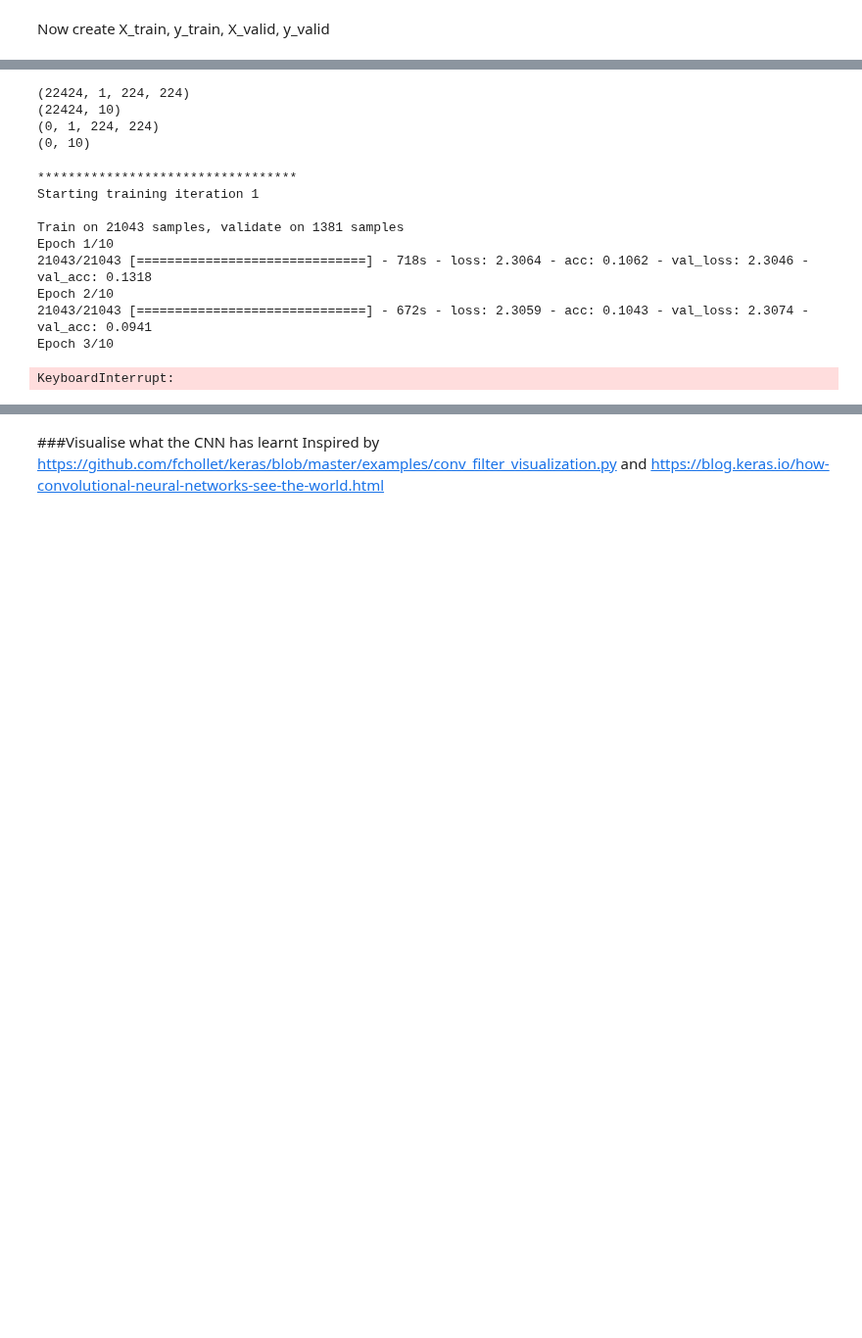
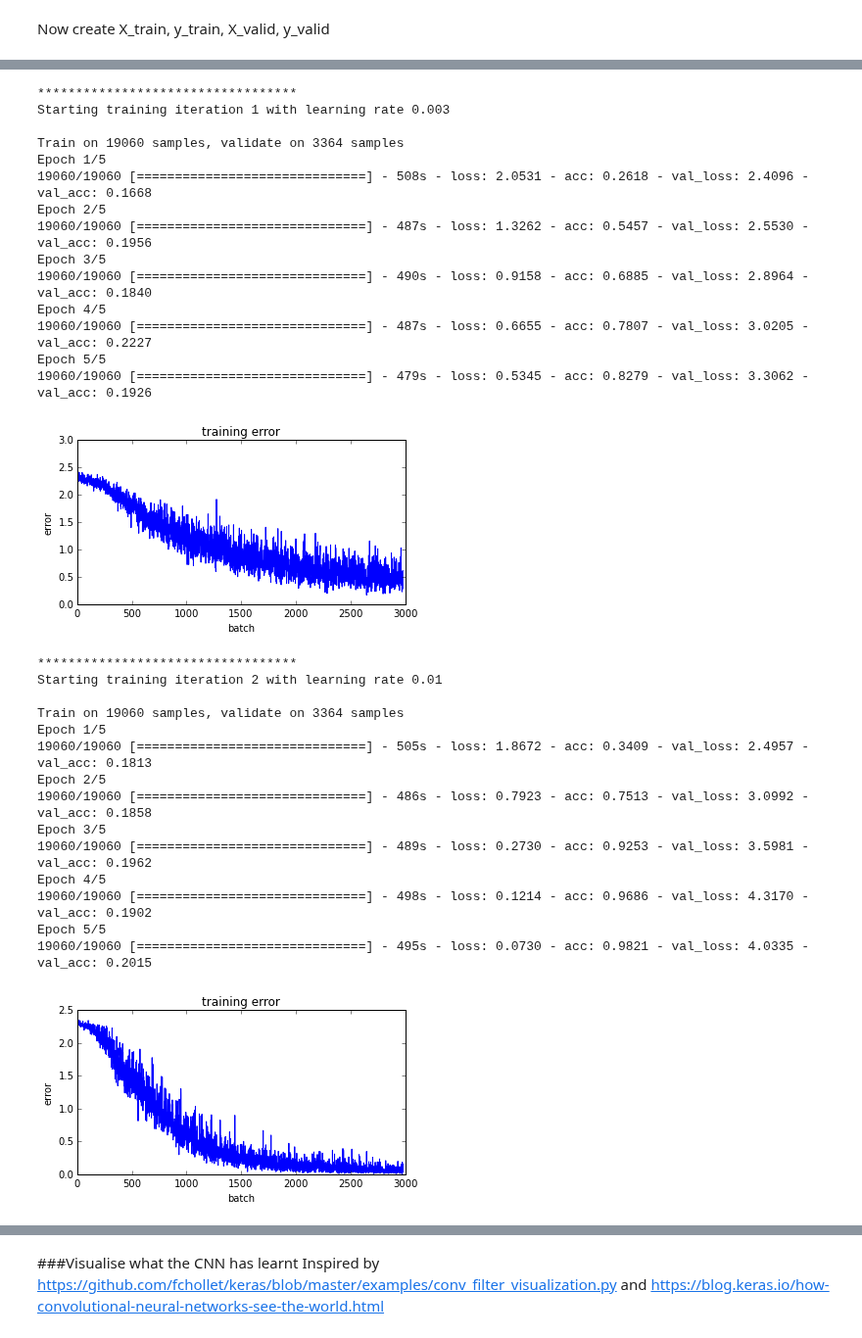
Before and after one commit to markstrefford/state-farm, a Jupyter notebook: state-farm.ipynb, the cells around one changed output, grey strips where cells are left out. Shown at 98% size. Drawn from its saved outputs; the diff is of its cells as text; code cells hidden in the pictures; blank space fills up the shorter version.

```diff
--- a/state-farm.ipynb
+++ b/state-farm.ipynb
@@ -238,12 +287,12 @@ from keras.optimizers import Adam, SGD
 def custom_keras_model(num_classes, weights_path=None):
     num_filters = 8      #number of filters to apply/learn in the 1D convolutional layer
     num_pooling = 2
-    filter_length = 5     #linear length of each filter (this is 1D)
+    #filter_length = 5     #linear length of each filter (this is 1D)
     num_filters_2 = 8
 
     #num_filters = 8      #number of filters to apply/learn in the 1D convolutional layer
     #num_pooling = 2
-    #filter_length = 2     #linear length of each filter (this is 1D)
+    filter_length = 2     #linear length of each filter (this is 1D)
     #num_filters_2 = 16
 
     # Create callback for history report
@@ -385,15 +384,3 @@ Processed 0 rows.
-# %%
-print X_train.shape
-print y_train.shape
-num_training_samples = X_train.shape[0]
-print X_valid.shape
-print y_valid.shape
-num_validation_samples = X_valid.shape[0]
-# %% [output]
-(22424, 1, 224, 224)
-(22424, 10)
-(0, 1, 224, 224)
-(0, 10)
 # %%
 def graph_training_loss_history(losses):
     plt.figure(figsize=(6, 3))
@@ -408,34 +395,70 @@ def get_log_loss_score(model, X_valid, y_valid):
     predictions_valid = model.predict(X_valid, batch_size=128, verbose=1)
     score = log_loss(y_valid, predictions_valid)
     return score
+# %%
+#Configure the network
+def compile_model(learning_rate):
+    if keras_model == 'custom':
+        model, LossHistory = custom_keras_model(num_classes, weights)
+        sgd = SGD(lr=learning_rate, decay=0, momentum=0, nesterov=False)
+        #sgd = SGD(lr=0.1, decay=1e-6, momentum=0.9, nesterov=True)
+    elif keras_model == 'vgg16':
+        model, LossHistory = vgg16(num_classes, weights)
+        sgd = SGD(lr=0.1, decay=1e-6, momentum=0.9, nesterov=True)
+
+    # Now compile the model
+    model.compile(loss=loss_function, optimizer=sgd, metrics=['accuracy'])
+    return model, LossHistory
 # %%
 batch_size = 32
 num_epochs = 5 #10
+learning_rate = [0.003, 0.01, 0.03, 0.1, 0.3]
 
-for i in range(1,5):
+for i in range(0,4):
     print "\n**********************************"
-    print "Starting training iteration {}\n".format(i)
+    print "Starting training iteration {} with learning rate {}\n".format(i+1, learning_rate[i])
+    model, LossHistory = compile_model(learning_rate[i])
     history = LossHistory()
     #model.fit(X_train, y_train, batch_size=batch_size, nb_epoch=num_epochs,
     #          verbose=1, validation_data=(X_valid, y_valid), shuffle=True,
     #          callbacks=[history])
     model.fit(X_train, y_train,
               batch_size=batch_size,
               nb_epoch=num_epochs,
-              validation_split = 0.95,
+              validation_split = 0.15,
               verbose=1,
               shuffle=True,
               callbacks=[history])
     graph_training_loss_history(history.losses)
     #print('Score log_loss: ', get_log_loss_score(model, X_valid, y_valid))
 # %% [output]
 **********************************
-Starting training iteration 1
+Starting training iteration 1 with learning rate 0.003
 
-Train on 21043 samples, validate on 1381 samples
-Epoch 1/10
-21043/21043 [==============================] - 718s - loss: 2.3064 - acc: 0.1062 - val_loss: 2.3046 - val_acc: 0.1318
-Epoch 2/10
-21043/21043 [==============================] - 672s - loss: 2.3059 - acc: 0.1043 - val_loss: 2.3074 - val_acc: 0.0941
-Epoch 3/10
+Train on 19060 samples, validate on 3364 samples
+Epoch 1/5
+19060/19060 [==============================] - 508s - loss: 2.0531 - acc: 0.2618 - val_loss: 2.4096 - val_acc: 0.1668
+Epoch 2/5
+19060/19060 [==============================] - 487s - loss: 1.3262 - acc: 0.5457 - val_loss: 2.5530 - val_acc: 0.1956
+Epoch 3/5
+19060/19060 [==============================] - 490s - loss: 0.9158 - acc: 0.6885 - val_loss: 2.8964 - val_acc: 0.1840
+Epoch 4/5
+19060/19060 [==============================] - 487s - loss: 0.6655 - acc: 0.7807 - val_loss: 3.0205 - val_acc: 0.2227
+Epoch 5/5
+19060/19060 [==============================] - 479s - loss: 0.5345 - acc: 0.8279 - val_loss: 3.3062 - val_acc: 0.1926
+[figure, added]
-KeyboardInterrupt:
+**********************************
+Starting training iteration 2 with learning rate 0.01
+
+Train on 19060 samples, validate on 3364 samples
+Epoch 1/5
+19060/19060 [==============================] - 505s - loss: 1.8672 - acc: 0.3409 - val_loss: 2.4957 - val_acc: 0.1813
+Epoch 2/5
+19060/19060 [==============================] - 486s - loss: 0.7923 - acc: 0.7513 - val_loss: 3.0992 - val_acc: 0.1858
+Epoch 3/5
+19060/19060 [==============================] - 489s - loss: 0.2730 - acc: 0.9253 - val_loss: 3.5981 - val_acc: 0.1962
+Epoch 4/5
+19060/19060 [==============================] - 498s - loss: 0.1214 - acc: 0.9686 - val_loss: 4.3170 - val_acc: 0.1902
+Epoch 5/5
+19060/19060 [==============================] - 495s - loss: 0.0730 - acc: 0.9821 - val_loss: 4.0335 - val_acc: 0.2015
+[figure, added]
```
Also changed, not shown: parts of 13 cells of this notebook.
